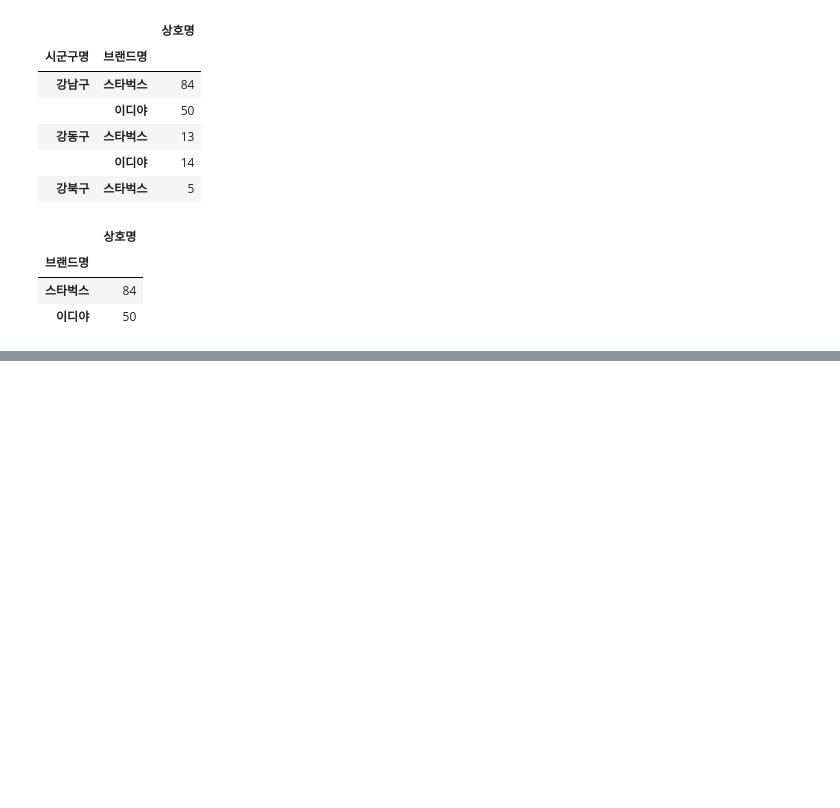
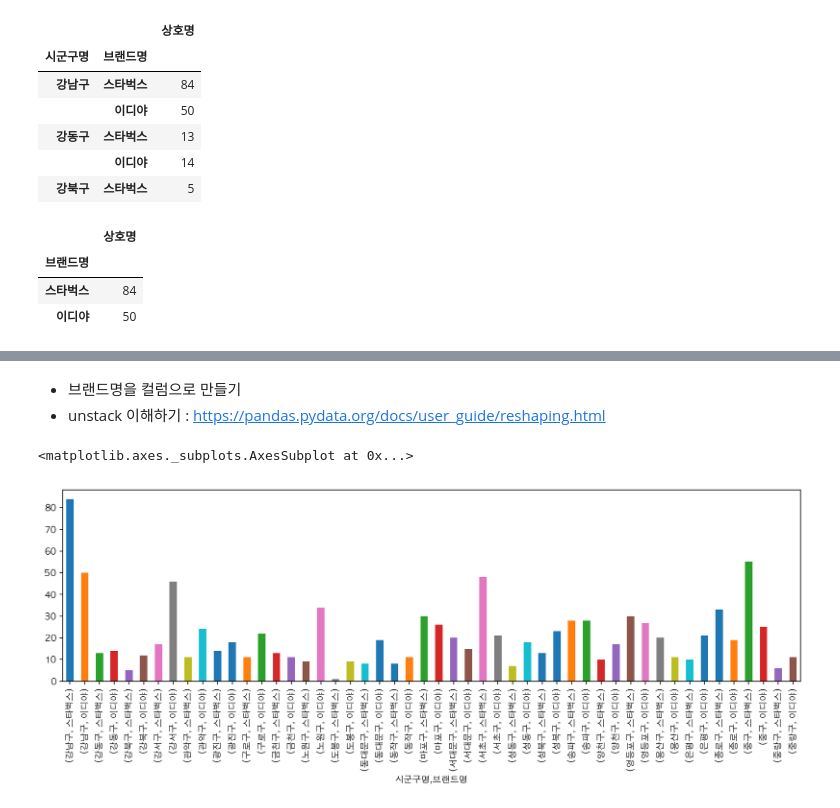
Before and after one commit to neverlish/Learned, a Jupyter notebook: data/inflearn-public-data-python/04-coffee-store.ipynb, the cells around one changed output, grey strips where cells are left out. Drawn from its saved outputs; the diff is of its cells as text; code cells hidden in the pictures; blank space fills up the shorter version.

Commit message:
4 - 05 groupby와 pivot_table 반환값으로 시각화 차이 이해하기

```diff
--- a/data/inflearn-public-data-python/04-coffee-store.ipynb
+++ b/data/inflearn-public-data-python/04-coffee-store.ipynb
@@ -371,0 +382,13 @@ pivot.loc['강남구']
+# %% [markdown]
+* 브랜드명을 컬럼으로 만들기
+* unstack 이해하기 : https://pandas.pydata.org/docs/user_guide/reshaping.html
+# %%
+# groupby 를 통해 "시군구명", "브랜드명"으로 그룹화를 하고 "상호명"의 갯수를 세어봅니다.
+# 갯수를 셀때는 count를 사용합니다.
+
+group = df_cafe.groupby(['시군구명', '브랜드명'])['상호명'].count()
+
+group.plot.bar(figsize=(15,4))
+# %% [output]
+<matplotlib.axes._subplots.AxesSubplot at 0x...>
+[figure, added]
```
Also changed, not shown: parts of 7 cells of this notebook.
